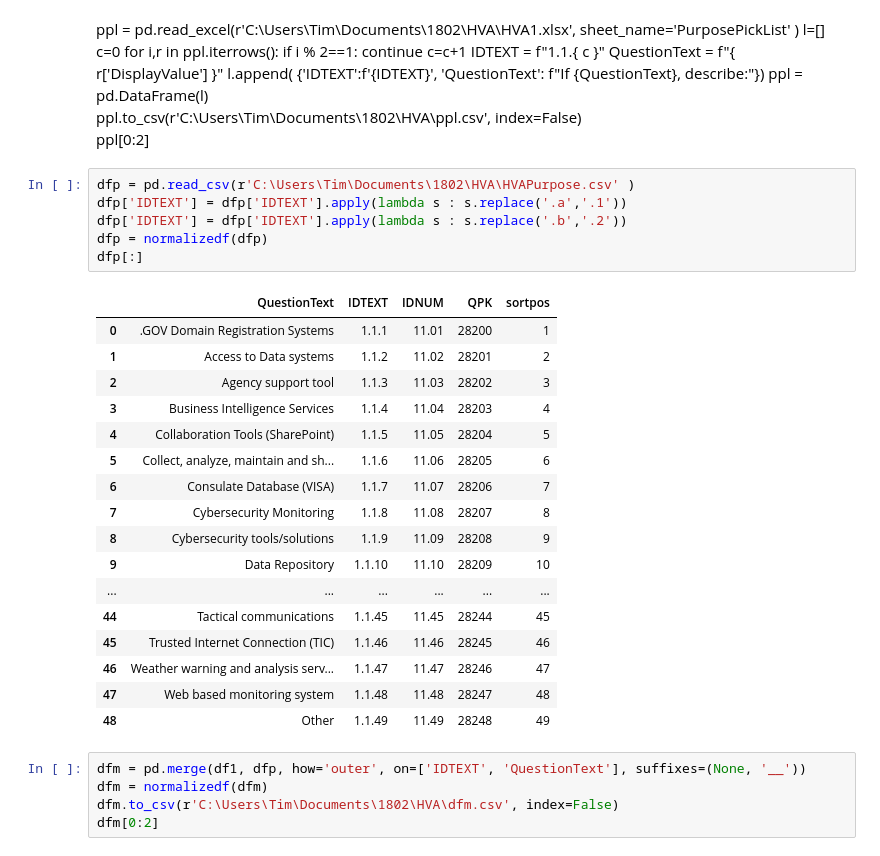
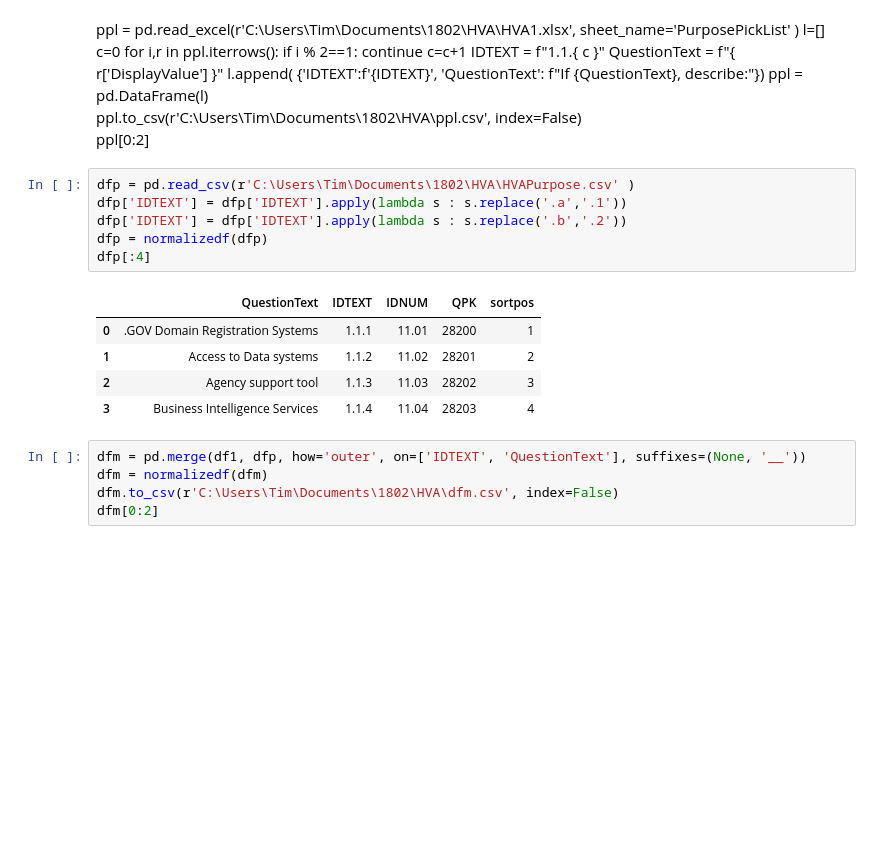
Before and after one commit to tmnkopp/PythonAutomation, a Jupyter notebook: DataCodeGen/18022022.ipynb, the cells around one changed output. Saved outputs shown, nothing was run; the diff lists cells and outputs as text; blank space fills up the shorter version.

```diff
--- a/DataCodeGen/18022022.ipynb
+++ b/DataCodeGen/18022022.ipynb
@@ -110,27 +110,15 @@ ppl[0:2]
 # %%
 dfp = pd.read_csv(r'C:\Users\Tim\Documents\1802\HVA\HVAPurpose.csv' )
 dfp['IDTEXT'] = dfp['IDTEXT'].apply(lambda s : s.replace('.a','.1'))
 dfp['IDTEXT'] = dfp['IDTEXT'].apply(lambda s : s.replace('.b','.2'))
 dfp = normalizedf(dfp)
-dfp[:]
+dfp[:4]
 # %% [output]
 |  | QuestionText | IDTEXT | IDNUM | QPK | sortpos |
 | 0 | .GOV Domain Registration Systems | 1.1.1 | 11.01 | 28200 | 1 |
 | 1 | Access to Data systems | 1.1.2 | 11.02 | 28201 | 2 |
 | 2 | Agency support tool | 1.1.3 | 11.03 | 28202 | 3 |
 | 3 | Business Intelligence Services | 1.1.4 | 11.04 | 28203 | 4 |
-| 4 | Collaboration Tools (SharePoint) | 1.1.5 | 11.05 | 28204 | 5 |
-| 5 | Collect, analyze, maintain and sh... | 1.1.6 | 11.06 | 28205 | 6 |
-| 6 | Consulate Database (VISA) | 1.1.7 | 11.07 | 28206 | 7 |
-| 7 | Cybersecurity Monitoring | 1.1.8 | 11.08 | 28207 | 8 |
-| 8 | Cybersecurity tools/solutions | 1.1.9 | 11.09 | 28208 | 9 |
-| 9 | Data Repository | 1.1.10 | 11.10 | 28209 | 10 |
-| ... | ... | ... | ... | ... | ... |
-| 44 | Tactical communications | 1.1.45 | 11.45 | 28244 | 45 |
-| 45 | Trusted Internet Connection (TIC) | 1.1.46 | 11.46 | 28245 | 46 |
-| 46 | Weather warning and analysis serv... | 1.1.47 | 11.47 | 28246 | 47 |
-| 47 | Web based monitoring system | 1.1.48 | 11.48 | 28247 | 48 |
-| 48 | Other | 1.1.49 | 11.49 | 28248 | 49 |
 # %%
 dfm = pd.merge(df1, dfp, how='outer', on=['IDTEXT', 'QuestionText'], suffixes=(None, '__'))
 dfm = normalizedf(dfm)
```
Also changed, not shown: parts of 1 cell of this notebook.
